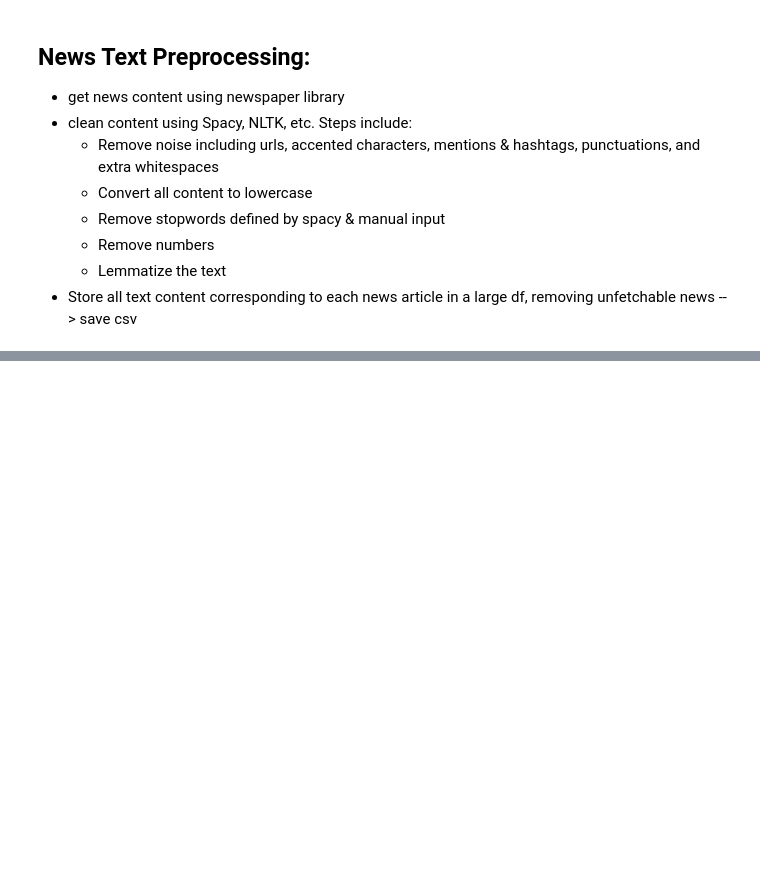
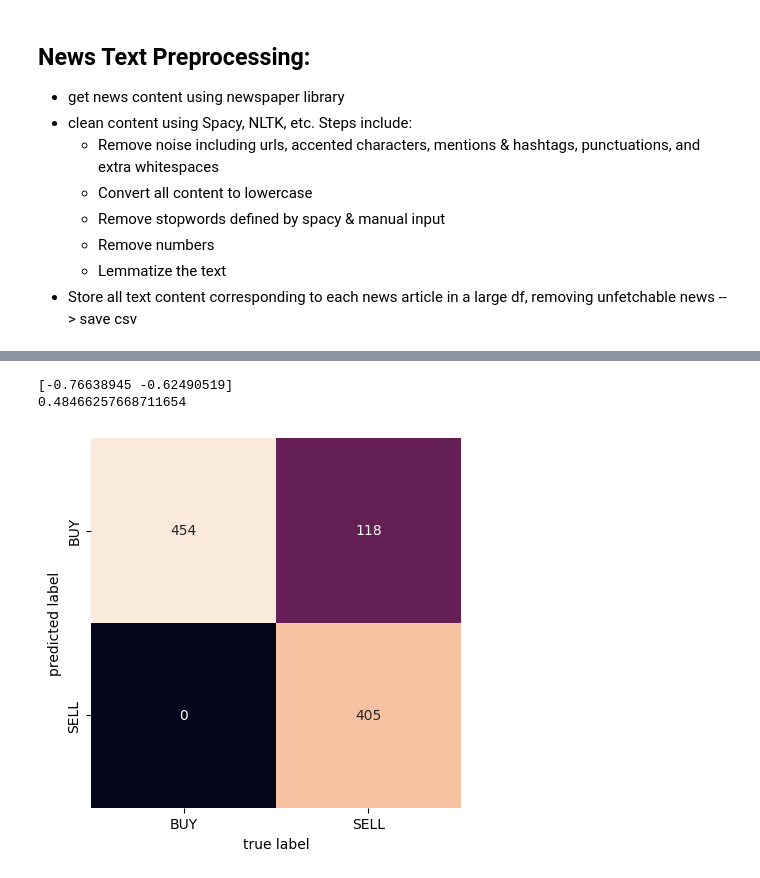
Before and after one commit to BomingZhang-coder/lithium-commodities-dashboard, a Jupyter notebook: jerry/news_nlp_analysis.ipynb, the cells around one changed output, grey strips where cells are left out. Cells and saved outputs as stored; diff of their text form; code cells hidden in the pictures; blank space fills up the shorter version.

Commit message:
update code for filtering upstream/downstream news + Naive Bayes classifier

```diff
--- a/jerry/news_nlp_analysis.ipynb
+++ b/jerry/news_nlp_analysis.ipynb
@@ -184,0 +243,8 @@ news_text.to_csv('news_text.csv')
+# %%
+news_text = pd.read_csv(f"{cleaned_data_dir}/news_text_cleaned.csv", index_col=0)
+news_text.set_index('DATE', inplace=True)
+
+news_text[news_text['lag_7_label'] == 'HOLD'] = 'SELL'
+
+display(news_text[['lag_1_label', 'lag_7_label', 'lag_14_label', 'text']])
+display(news_text['lag_7_label'].value_counts())
@@ -184,0 +270,42 @@ news_text.to_csv('news_text.csv')
+# %%
+X = news_text['text']
+Y = news_text['lag_7_label']
+X_train, X_test, Y_train, Y_test = train_test_split(X, Y,
+                                   random_state=104,
+                                   test_size=0.25,
+                                   shuffle=False)
+
+model = make_pipeline(TfidfVectorizer(), MultinomialNB())
+model.fit(X_train, Y_train)
+pred = model.predict(X_train)
+
+params = model.get_params(deep=True)
+score = model.score(X_test, Y_test)
+coef = list(zip(model[1].feature_log_prob_[0], model[0].get_feature_names_out()))
+print(model[1].class_log_prior_)
+print(score)
+# print(coef)
+
+
+# def show_top10(classifier, vectorizer, categories):
+#     feature_names = np.asarray(vectorizer.get_feature_names_out())
+#     for i, category in enumerate(categories):
+#         top10 = np.argsort(classifier.feature_log_prob_[i])[-10:]
+#         print("%s: %s" % (category, " ".join(feature_names[top10])))
+
+# # print(model[0])
+# show_top10(model[1], model[0], Y_train.unique())
+
+
+
+from sklearn.metrics import confusion_matrix
+mat = confusion_matrix(Y_train, pred)
+sns.heatmap(mat.T, square=True, annot=True, fmt='d', cbar=False,
+            xticklabels=Y_train.unique(), yticklabels=Y_train.unique())
+plt.xlabel('true label')
+plt.ylabel('predicted label')
+plt.show()
+# %% [output]
+[-0.76638945 -0.62490519]
+0.48466257668711654
+[figure, added]
```
Also changed, not shown: parts of 9 cells of this notebook, 6 other files.
